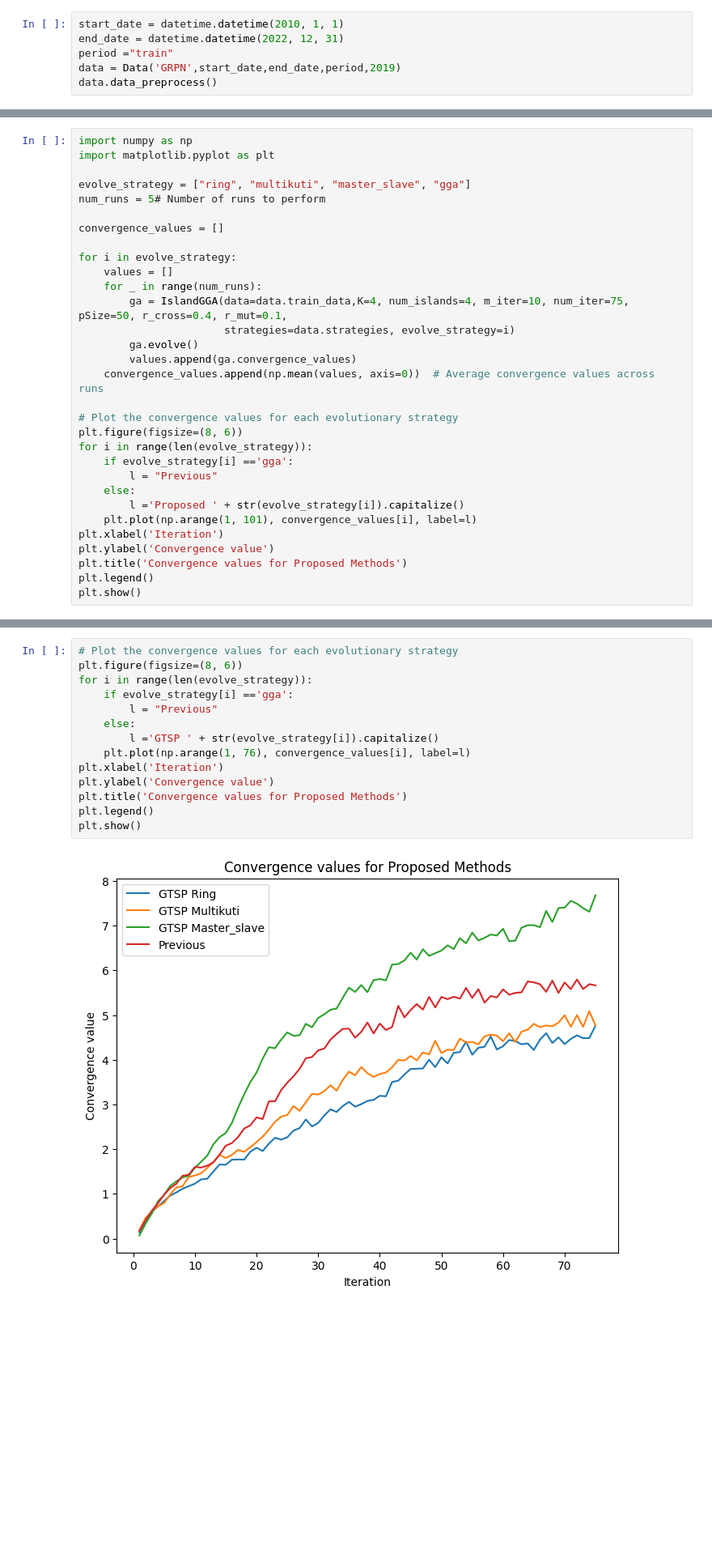
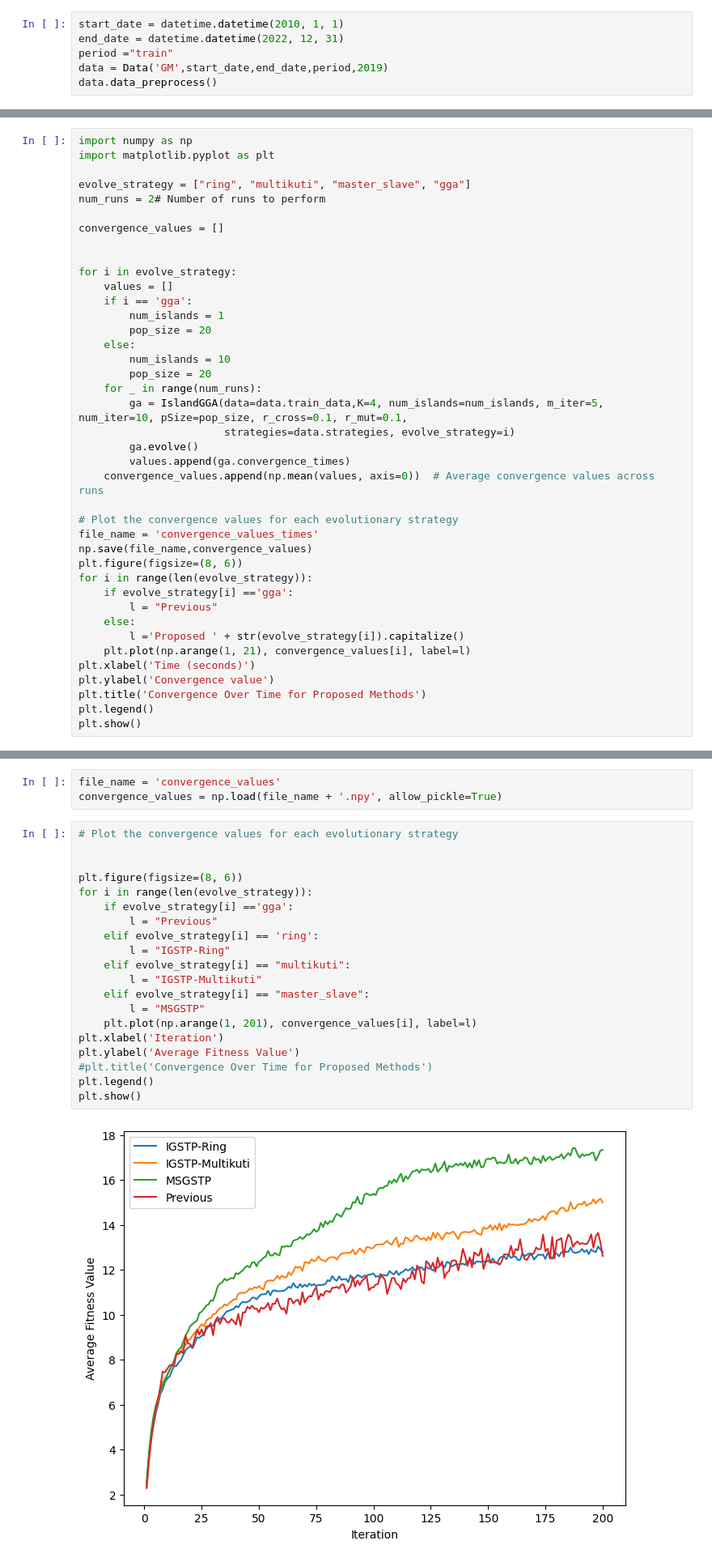
Before and after one commit to Chideme/island_genetic_algrorithm, a Jupyter notebook: convergence.ipynb, the cells around one changed output, grey strips where cells are left out. Shown at 81% size. Cells and saved outputs as stored; diff of their text form; blank space fills up the shorter version.

```diff
--- a/convergence.ipynb
+++ b/convergence.ipynb
@@ -20,6 +20,6 @@ import datetime
 start_date = datetime.datetime(2010, 1, 1)
 end_date = datetime.datetime(2022, 12, 31)
 period ="train"
-data = Data('GRPN',start_date,end_date,period,2019)
+data = Data('GM',start_date,end_date,period,2019)
 data.data_preprocess()
 # %% [output]
@@ -30,30 +31,39 @@ import numpy as np
 import matplotlib.pyplot as plt
 
 evolve_strategy = ["ring", "multikuti", "master_slave", "gga"]
-num_runs = 5# Number of runs to perform
+num_runs = 2# Number of runs to perform
 
 convergence_values = []
 
+
 for i in evolve_strategy:
     values = []
+    if i == 'gga':
+        num_islands = 1
+        pop_size = 20
+    else:
+        num_islands = 10
+        pop_size = 20
     for _ in range(num_runs):
-        ga = IslandGGA(data=data.train_data,K=4, num_islands=4, m_iter=10, num_iter=75, pSize=50, r_cross=0.4, r_mut=0.1,
+        ga = IslandGGA(data=data.train_data,K=4, num_islands=num_islands, m_iter=5, num_iter=10, pSize=pop_size, r_cross=0.1, r_mut=0.1,
                        strategies=data.strategies, evolve_strategy=i)
         ga.evolve()
-        values.append(ga.convergence_values)
+        values.append(ga.convergence_times)
     convergence_values.append(np.mean(values, axis=0))  # Average convergence values across runs
 
 # Plot the convergence values for each evolutionary strategy
+file_name = 'convergence_values_times'
+np.save(file_name,convergence_values)
 plt.figure(figsize=(8, 6))
 for i in range(len(evolve_strategy)):
     if evolve_strategy[i] =='gga':
         l = "Previous"
     else:
         l ='Proposed ' + str(evolve_strategy[i]).capitalize()
-    plt.plot(np.arange(1, 101), convergence_values[i], label=l)
-plt.xlabel('Iteration')
+    plt.plot(np.arange(1, 21), convergence_values[i], label=l)
+plt.xlabel('Time (seconds)')
 plt.ylabel('Convergence value')
-plt.title('Convergence values for Proposed Methods')
+plt.title('Convergence Over Time for Proposed Methods')
 plt.legend()
 plt.show()
 # %% [output]
@@ -78,20 +88,29 @@ ValueError: x and y must have same first dimension, but have shapes (100,) and (
 [figure]
+# %%
+file_name = 'convergence_values'
+convergence_values = np.load(file_name + '.npy', allow_pickle=True)
 # %%
 # Plot the convergence values for each evolutionary strategy
+
+
 plt.figure(figsize=(8, 6))
 for i in range(len(evolve_strategy)):
     if evolve_strategy[i] =='gga':
         l = "Previous"
-    else:
-        l ='GTSP ' + str(evolve_strategy[i]).capitalize()
-    plt.plot(np.arange(1, 76), convergence_values[i], label=l)
+    elif evolve_strategy[i] == 'ring':
+        l = "IGSTP-Ring"
+    elif evolve_strategy[i] == "multikuti":
+        l = "IGSTP-Multikuti"
+    elif evolve_strategy[i] == "master_slave":
+        l = "MSGSTP"
+    plt.plot(np.arange(1, 201), convergence_values[i], label=l)
 plt.xlabel('Iteration')
-plt.ylabel('Convergence value')
-plt.title('Convergence values for Proposed Methods')
+plt.ylabel('Average Fitness Value')
+#plt.title('Convergence Over Time for Proposed Methods')
 plt.legend()
 plt.show()
 # %% [output]
-[figure, old version]
+[figure, new version]
 # %%
 ga.globalBest.weights
 print(ga.globalBest.wb)
```
Also changed, not shown: parts of 3 cells of this notebook, 16 other files.
